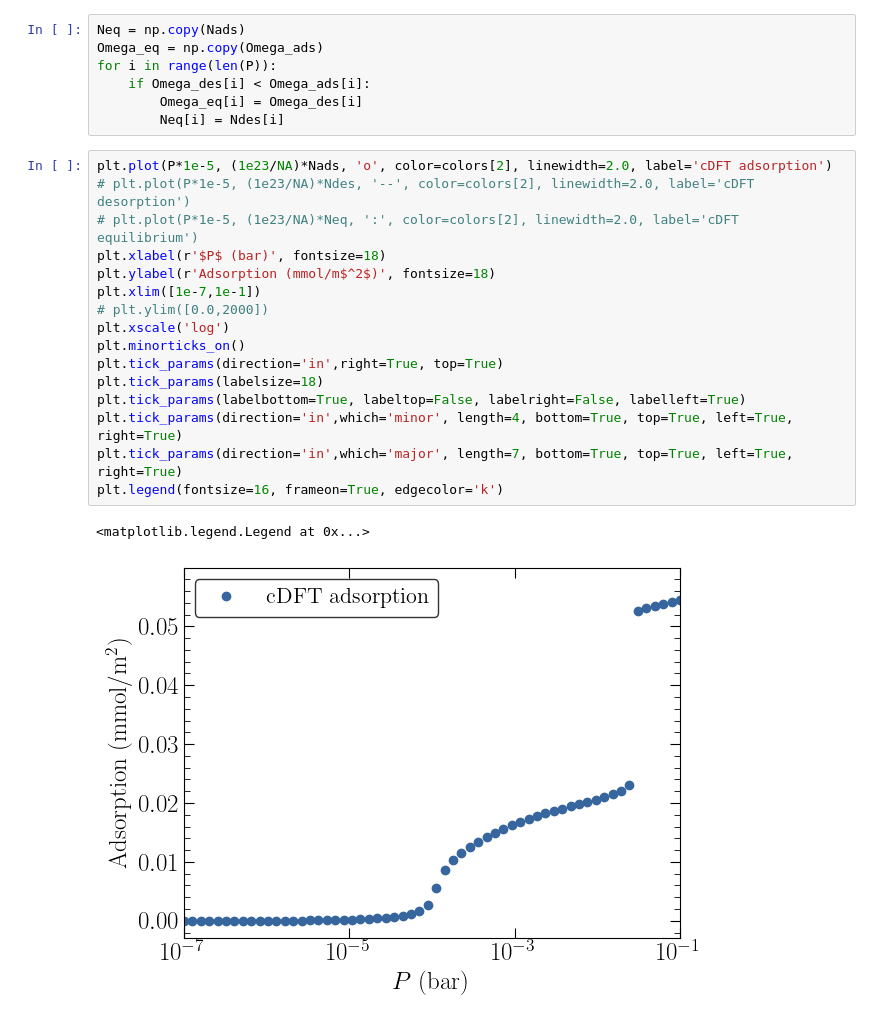
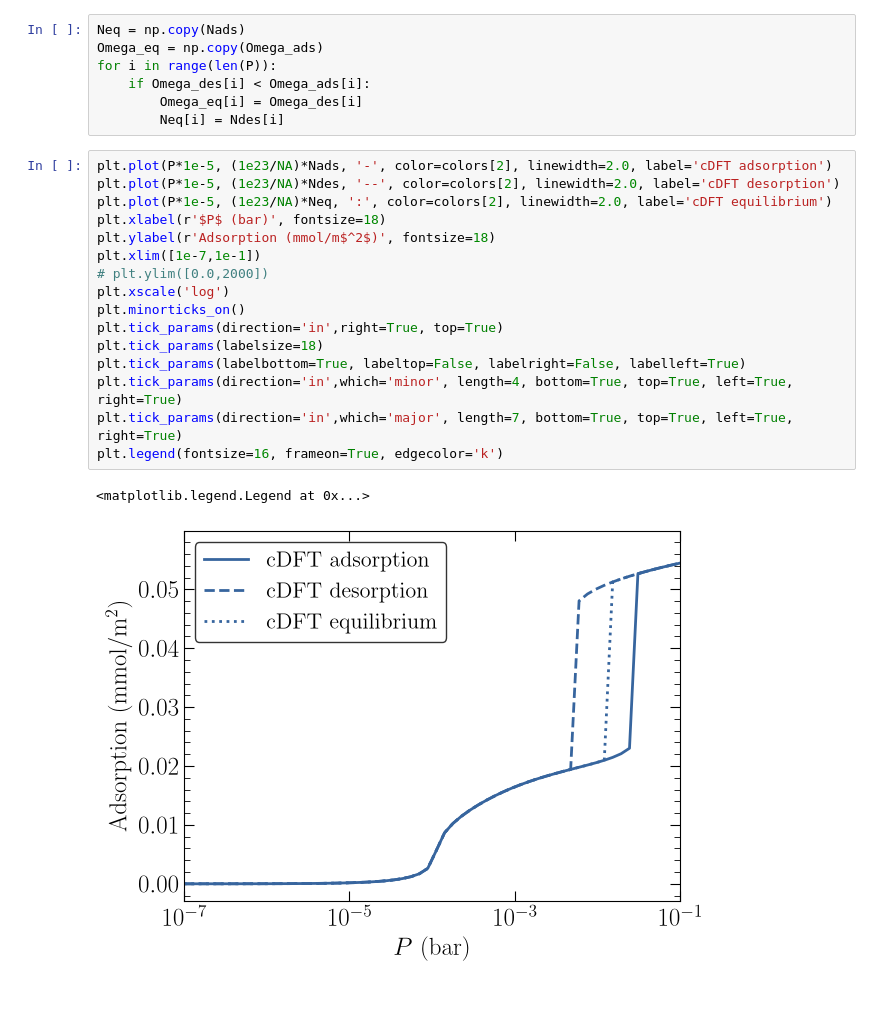
Before and after one commit to lucas-j-santos/LJS-cDFT, a Jupyter notebook: examples/n2_slit.ipynb, the cells around one changed output. Drawn from its saved outputs; the diff is of its cells as text.

```diff
--- a/examples/n2_slit.ipynb
+++ b/examples/n2_slit.ipynb
@@ -145,24 +163,24 @@ for i in range(len(P)):
         Omega_eq[i] = Omega_des[i]
         Neq[i] = Ndes[i]
 # %%
-plt.plot(P*1e-5, (1e23/NA)*Nads, 'o', color=colors[2], linewidth=2.0, label='cDFT adsorption')
-# plt.plot(P*1e-5, (1e23/NA)*Ndes, '--', color=colors[2], linewidth=2.0, label='cDFT desorption')
-# plt.plot(P*1e-5, (1e23/NA)*Neq, ':', color=colors[2], linewidth=2.0, label='cDFT equilibrium')
+plt.plot(P*1e-5, (1e23/NA)*Nads, '-', color=colors[2], linewidth=2.0, label='cDFT adsorption')
+plt.plot(P*1e-5, (1e23/NA)*Ndes, '--', color=colors[2], linewidth=2.0, label='cDFT desorption')
+plt.plot(P*1e-5, (1e23/NA)*Neq, ':', color=colors[2], linewidth=2.0, label='cDFT equilibrium')
 plt.xlabel(r'$P$ (bar)', fontsize=18)
 plt.ylabel(r'Adsorption (mmol/m$^2$)', fontsize=18)
 plt.xlim([1e-7,1e-1])
 # plt.ylim([0.0,2000])
 plt.xscale('log')
 plt.minorticks_on()
 plt.tick_params(direction='in',right=True, top=True)
 plt.tick_params(labelsize=18)
 plt.tick_params(labelbottom=True, labeltop=False, labelright=False, labelleft=True)
 plt.tick_params(direction='in',which='minor', length=4, bottom=True, top=True, left=True, right=True)
 plt.tick_params(direction='in',which='major', length=7, bottom=True, top=True, left=True, right=True)
 plt.legend(fontsize=16, frameon=True, edgecolor='k')
 # %% [output]
 <matplotlib.legend.Legend at 0x...>
-[figure, old version]
+[figure, new version]
 # %%
 colors = sns.color_palette("mako")
 
```
Also changed, not shown: parts of 4 cells of this notebook, 1 other file.
